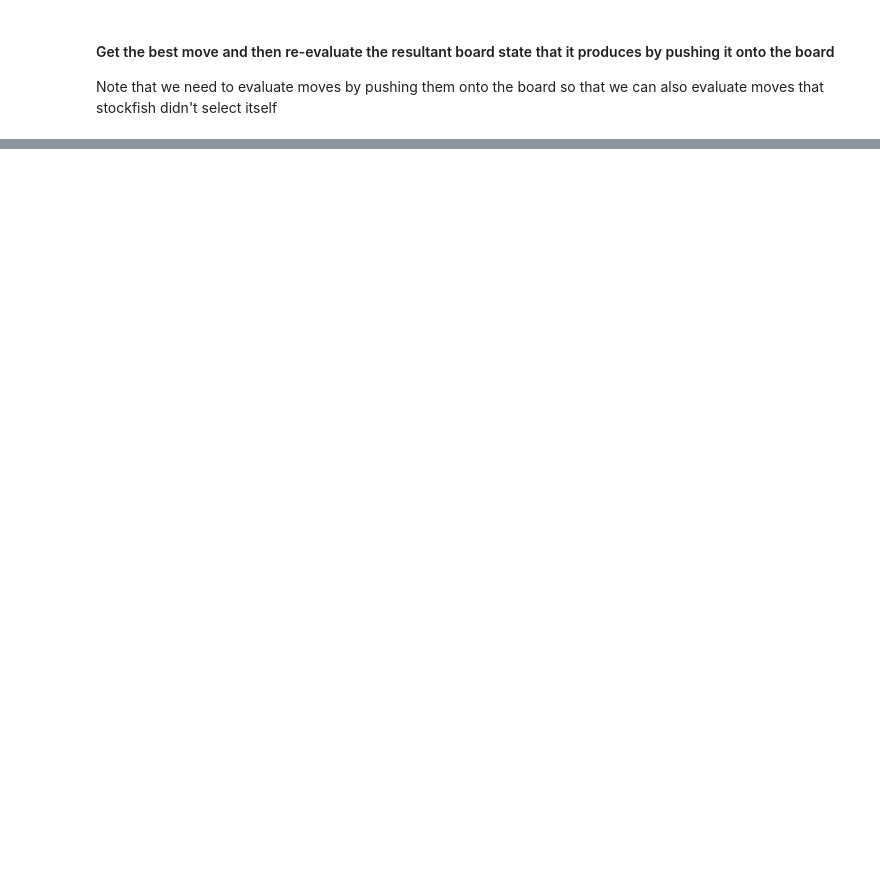
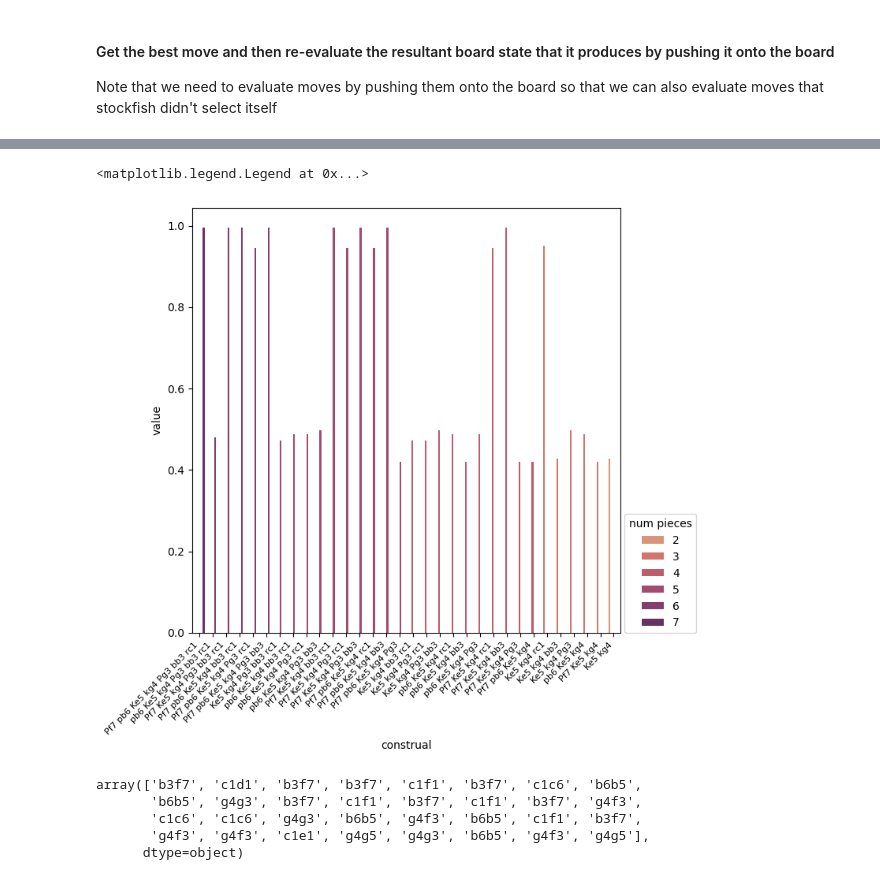
Before and after one commit to evanrussek/Chess_Construals, a Jupyter notebook: DemoConstrualIdea.ipynb, the cells around one changed output, grey strips where cells are left out. Cells and saved outputs as stored; diff of their text form; code cells hidden in the pictures; blank space fills up the shorter version.

```diff
--- a/DemoConstrualIdea.ipynb
+++ b/DemoConstrualIdea.ipynb
@@ -248,0 +243,32 @@ Change in win probability when piece removed from construal:
+# %%
+construal_fens = []
+construal_n_pieces = []
+construal_selected_actions = []
+construal_pieces = []
+
+new_board = current_board.copy()
+for removed_pieces in key_removal_subsets:
+    new_piece_map = full_piece_map.copy()
+
+    for piece in removed_pieces:
+        del new_piece_map[piece]
+
+    new_board.set_piece_map(new_piece_map)
+
+    # get the moves in this construal
+    this_construal_pieces = [val.symbol()+chess.square_name(key) for key,val in new_piece_map.items()]
+    construal_pieces.append(this_construal_pieces)
+
+    #display(new_board)
+    construal_fens.append(new_board.fen())
+
+    # add 2 for the kings
+    construal_n_pieces.append(2 + n_eligible_pieces_for_removal - len(removed_pieces))
+
+    # clear hash and get best move
+    engine.configure({"Clear Hash": None})
+    info = engine.analyse(new_board, chess.engine.Limit(depth=eval_depth))
+    new_best_move = info['pv'][0].uci()
+    construal_selected_actions.append(new_best_move)
+
+construal_selected_actions = np.array(construal_selected_actions)
@@ -248,0 +347,5 @@ Change in win probability when piece removed from construal:
+# %%
+CP_strings = [' '.join(cp) for cp in construal_pieces]
+
+res_df = pd.DataFrame({'construal': CP_strings, 'num_pieces': construal_n_pieces, 'action': construal_selected_actions, 'value': construal_benefits})
+res_df.zen.pretty()
@@ -248,0 +370,18 @@ Change in win probability when piece removed from construal:
+# %%
+
+fig,ax = plt.subplots(1,figsize=(7,7),dpi=100)
+sns.barplot(data=res_df, x="construal", y="value", hue = 'num_pieces', palette = 'flare', ax=ax)
+ax.set_xticklabels(res_df.construal, rotation=45, ha='right', fontsize=8);
+ax.legend(title = 'num pieces', loc=(1.01,0))
+#ax.bar_label(res_df.action.values)
+# %% [output]
+<matplotlib.legend.Legend at 0x...>
+[figure, added]
+# %%
+res_df.action.values
+# %% [output]
+array(['b3f7', 'c1d1', 'b3f7', 'b3f7', 'c1f1', 'b3f7', 'c1c6', 'b6b5',
+       'b6b5', 'g4g3', 'b3f7', 'c1f1', 'b3f7', 'c1f1', 'b3f7', 'g4f3',
+       'c1c6', 'c1c6', 'g4g3', 'b6b5', 'g4f3', 'b6b5', 'c1f1', 'b3f7',
+       'g4f3', 'g4f3', 'c1e1', 'g4g5', 'g4g3', 'b6b5', 'g4f3', 'g4g5'],
+      dtype=object)
```
Also changed, not shown: parts of 19 cells of this notebook.
